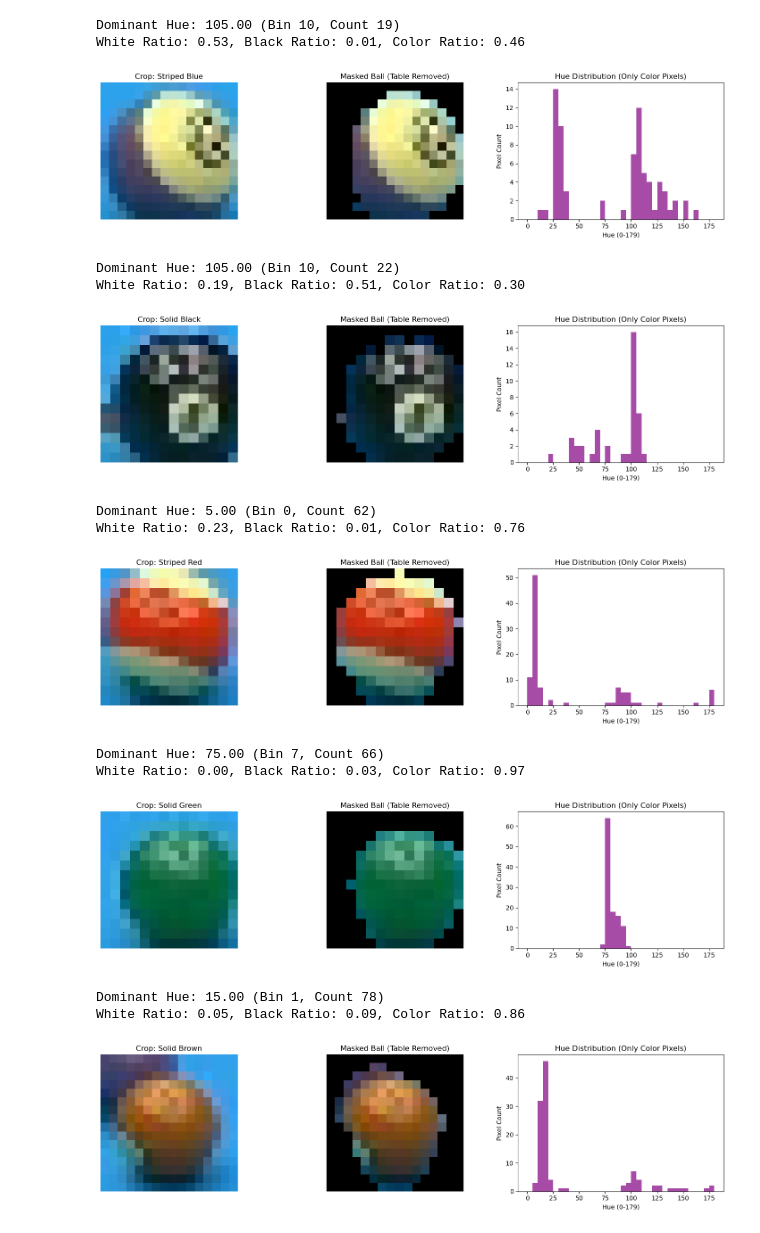
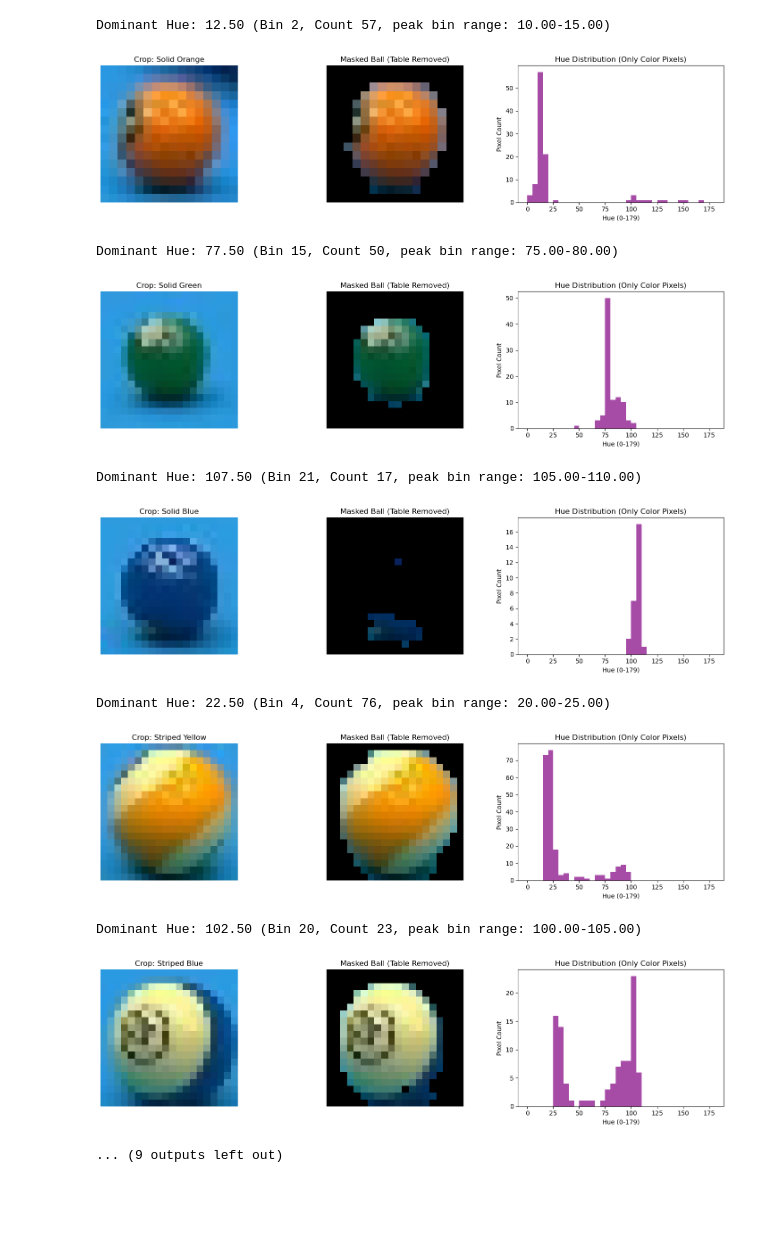
Before and after one commit to P-Silva1974746/CV_project, a Jupyter notebook: ball_color_detection.ipynb, the cells around one changed output. Drawn from its saved outputs; the diff is of its cells as text; code cells hidden in the pictures; blank space fills up the shorter version.

```diff
--- a/ball_color_detection.ipynb
+++ b/ball_color_detection.ipynb
@@ -194,17 +194,17 @@ def get_color_name(hue, sat, val):
         return "White"
 
     # pool ball hues in OpenCV scale (0-179)
-    if (hue >= 0 and hue < 12) or (hue > 165):
+    if (hue >= 0 and hue < 5) or (hue > 165):
         return "Red"        # 3 or 11
-    elif hue >= 12 and hue < 25:
+    elif hue >= 5 and hue < 15:
         # orange and brown share similar hues. brown is just dark orange.
         if val < 150: return "Brown" # 7 or 15
         else: return "Orange"        # 5 or 13
-    elif hue >= 25 and hue < 40:
+    elif hue >= 16 and hue < 30:
         return "Yellow"     # 1 or 9
-    elif hue >= 40 and hue < 85:
+    elif hue >= 30 and hue < 100:
         return "Green"      # 6 or 14
-    elif hue >= 85 and hue < 130:
+    elif hue >= 100 and hue < 130: #descer a uns 115
         return "Blue"       # 2 or 10
     elif hue >= 130 and hue <= 165:
         return "Purple"     # 4 or 12
@@ -251,8 +251,10 @@ def analyze_ball_color(img, cx, cy, r, show_plot=False):
     valid_pixels_mask = np.zeros(mask.shape, dtype=np.uint8)
     valid_pixels_mask[mask == 255] = (~table_bleed_mask).astype(np.uint8) * 255
     hsv_pixels = hsv_pixels[~table_bleed_mask]
+
     if len(hsv_pixels) == 0:
         return "Unknown", "Unknown"
+
     hues = hsv_pixels[:, 0]
     sats = hsv_pixels[:, 1]
     vals = hsv_pixels[:, 2]
@@ -275,11 +277,11 @@ def analyze_ball_color(img, cx, cy, r, show_plot=False):
     dominant_color = "Unknown"
     if color_count > 0:
         # calculate histogram of the colored pixels (0-180 for OpenCV Hue range)
-        hist, bins = np.histogram(color_hues, bins=18, range=(0, 180))
+        hist, bins = np.histogram(color_hues, bins=36, range=(0, 180))
         # find the bin with the most pixels
         peak_bin = np.argmax(hist)
         dominant_hue = (bins[peak_bin] + bins[peak_bin+1]) / 2
-        print(f"Dominant Hue: {dominant_hue:.2f} (Bin {peak_bin}, Count {hist[peak_bin]})")
+        print(f"Dominant Hue: {dominant_hue:.2f} (Bin {peak_bin}, Count {hist[peak_bin]}, peak bin range: {bins[peak_bin]:.2f}-{bins[peak_bin+1]:.2f})")
         # get a representative sat and val (medians of the colored pixels)
         med_sat = np.median(sats[color_mask])
         med_val = np.median(vals[color_mask])
@@ -289,16 +291,15 @@ def analyze_ball_color(img, cx, cy, r, show_plot=False):
     # solid vs striped vs cue vs black depends on the ration of white/black that exists in the ball
     white_ratio = white_count / total_pixels
     black_ratio = black_count / total_pixels
-    print(f"White Ratio: {white_ratio:.2f}, Black Ratio: {black_ratio:.2f}, Color Ratio: {color_count/total_pixels:.2f}")
 
-    if white_ratio > 0.85:
+    if white_ratio > 0.70:
         ball_type = "Cue"
         final_color = "White"
     elif black_ratio > 0.30:
         ball_type = "Solid"
         final_color = "Black"
     # ff it has a significant amount of white and also a distinct color
-    elif white_ratio > 0.20 and color_count > 0:
+    elif white_ratio > 0.15 and color_count > 0:
         ball_type = "Striped"
         final_color = dominant_color
     # otherwise, it's mostly color
@@ -459,6 +460,10 @@ def evaluate_image_detections(truth_boxes_coco, pred_circles, true_number_coco,
             else:
                 # necessary because there might be balls predicted that are not balls and as such can't count for the incorrect classified
                 incorrect_number_count+=1
+                if (pred_numbers[i] == -1):
+                    print(f"Ball detected with no number predicted, true number was {true_number_coco[best_t_idx]}")
+                if(pred_numbers[i]!=2 and pred_numbers[i]!=10):
+                    print(f"Incorrectly classified ball with predicted number {pred_numbers[i]} and true number {true_number_coco[best_t_idx]}")
 
 
 
@@ -476,8 +481,9 @@ def evaluate_image_detections(truth_boxes_coco, pred_circles, true_number_coco,
     }
 # %%
 TEST_DATA_PATH = "./data/development_set/"
+IMG_PATH = "86_png.rf.ed680afb145347de62fa9e5dd2b90bbe.jpg"
 ims_path = os.listdir(TEST_DATA_PATH)
-ims_path = ims_path[0:1] # limit to 20 images for testing purposes, can be removed for full evaluation
+ims_path = [IMG_PATH] # limit to 20 images for testing purposes, can be removed for full evaluation
 
 total_images = 0
 total_absolute_error = 0
@@ -531,6 +537,6 @@ for path in ims_path:
         scale_y=scale_y,
         iou_threshold=0.5 # could be tunned ask professor
     )
-    #-----------------Evaluation CALL-----------------
-    #print(f"Processed {im_name} | True: {stats['true_count']} | Pred: {stats['pred_count']} | Undetected: {stats['undetected_count']}")
+    if(stats['incorrect_number_count']>0):
+        print(f"Image {im_name} had {stats['incorrect_number_count']} incorrectly classified balls.")
 # %% [output]
@@ -541,15 +545,11 @@ White Ratio: 0.32, Black Ratio: 0.01, Color Ratio: 0.67
-Dominant Hue: 105.00 (Bin 10, Count 19)
-White Ratio: 0.53, Black Ratio: 0.01, Color Ratio: 0.46
+Dominant Hue: 12.50 (Bin 2, Count 57, peak bin range: 10.00-15.00)
-[figure, old version]
+[figure, new version]
-Dominant Hue: 105.00 (Bin 10, Count 22)
-White Ratio: 0.19, Black Ratio: 0.51, Color Ratio: 0.30
+Dominant Hue: 77.50 (Bin 15, Count 50, peak bin range: 75.00-80.00)
-[figure, old version]
+[figure, new version]
-Dominant Hue: 5.00 (Bin 0, Count 62)
-White Ratio: 0.23, Black Ratio: 0.01, Color Ratio: 0.76
+Dominant Hue: 107.50 (Bin 21, Count 17, peak bin range: 105.00-110.00)
-[figure, old version]
+[figure, new version]
-Dominant Hue: 75.00 (Bin 7, Count 66)
-White Ratio: 0.00, Black Ratio: 0.03, Color Ratio: 0.97
+Dominant Hue: 22.50 (Bin 4, Count 76, peak bin range: 20.00-25.00)
-[figure, old version]
+[figure, new version]
-Dominant Hue: 15.00 (Bin 1, Count 78)
-White Ratio: 0.05, Black Ratio: 0.09, Color Ratio: 0.86
+Dominant Hue: 102.50 (Bin 20, Count 23, peak bin range: 100.00-105.00)
-[figure, old version]
+[figure, new version]
+... (9 outputs left out)
```
Also changed, not shown: parts of 2 cells of this notebook.
